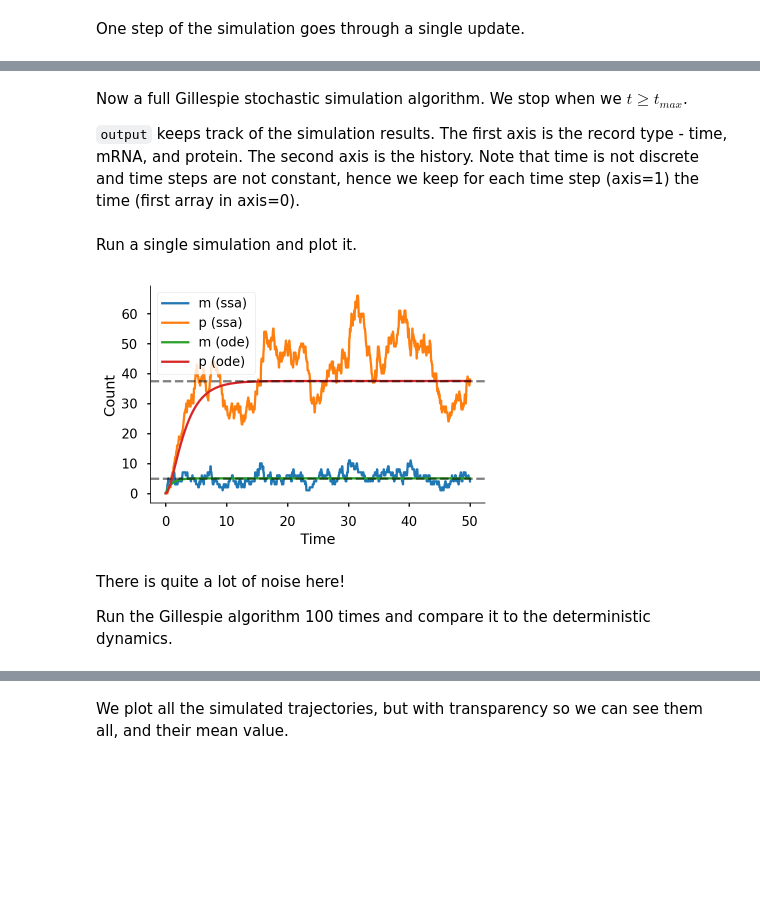
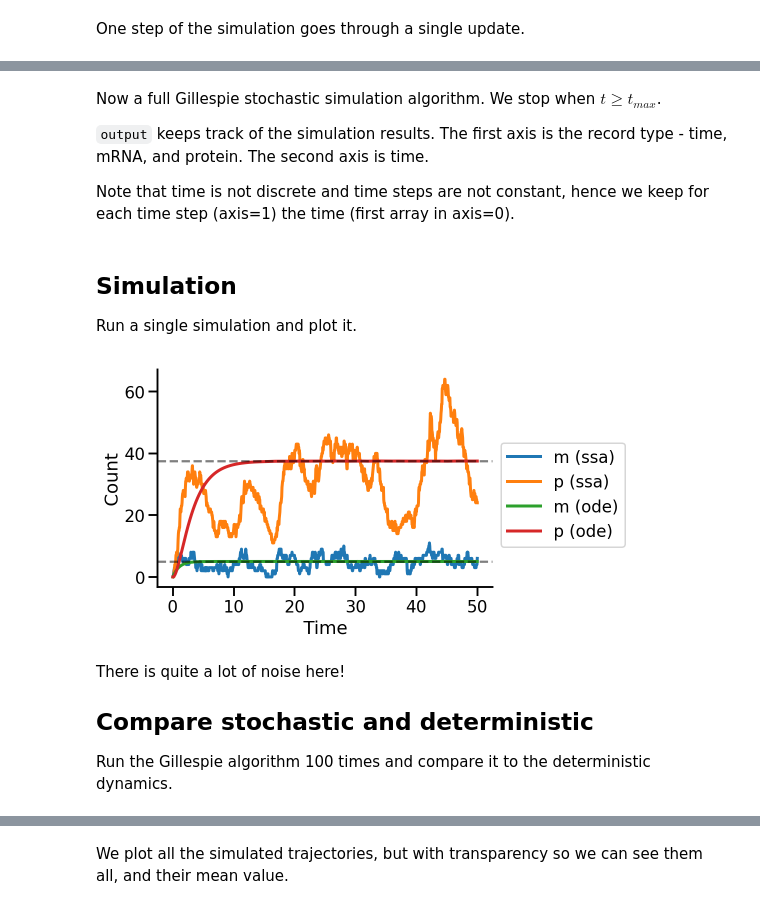
Before and after one commit to yoavram/SciComPy, a Jupyter notebook: notebooks/gillespie.ipynb, the cells around one changed output, grey strips where cells are left out. Saved outputs shown, nothing was run; the diff lists cells and outputs as text; code cells hidden in the pictures; blank space fills up the shorter version.

```diff
--- a/notebooks/gillespie.ipynb
+++ b/notebooks/gillespie.ipynb
@@ -108,22 +111,23 @@ and the rates $\beta_m$, $\beta_p$, and $\gamma_p$ are in time units of $1/\gamm
 
 We write the gradient function, an integration function using [`solve_ivp`](https://docs.scipy.org/doc/scipy/reference/generated/scipy.integrate.solve_ivp.html), and a plot function.
 # %%
-def dmpdt(t, mp, βm, βp, γp):
+def gradient(t, mp, βm, βp, γp):
     m, p = mp
-    return βm - m, βp * m - γp * p
+    return (βm - m,
+            βp * m - γp * p)
 
-def integrate_deterministic(βm, βp, γp, mp0=(0,0), tmax=50, tsteps=1000):
-    dmpdt_ = partial(dmpdt, βm=βm, βp=βp, γp=γp)
+def integrate_deterministic(βm, βp, γp, mp0=(0, 0), tmax=50, tsteps=1000):
+    gradient_ = partial(gradient, βm=βm, βp=βp, γp=γp)
     t = np.linspace(0, tmax, tsteps)
-    sol = solve_ivp(dmpdt_, t_span=(0, t.max()), y0=mp0, t_eval=t)
+    sol = solve_ivp(gradient_, t_span=(0, t.max()), y0=mp0, t_eval=t)
     m, p = sol.y
     return t, m, p
 
 def plot_mp(t, m, p, label='', ax=None):
     if ax is None:
         fig, ax = plt.subplots()
-    ax.plot(t, m, label='m ' + label)
-    ax.plot(t, p, label='p ' + label)
+    ax.plot(t, m, lw=3, label='m ' + label)
+    ax.plot(t, p, lw=3, label='p ' + label)
     ax.set_xlabel('Time')
     ax.set_ylabel('Count')
     ax.legend()
@@ -255,9 +277,10 @@ print(t, m, p)
 # %% [markdown]
-Now a full Gillespie stochastic simulation algorithm. We stop when we $t \ge t_{max}$.
+Now a full Gillespie stochastic simulation algorithm. We stop when $t \ge t_{max}$.
 
 `output` keeps track of the simulation results.
 The first axis is the record type - time, mRNA, and protein.
-The second axis is the history.
+The second axis is time.
+
 Note that time is not discrete and time steps are not constant, hence we keep for each time step (axis=1) the time (first array in axis=0).
 # %%
 def gillespie_ssa(βm, βp, γ, t0=0, m0=0, p0=0, t_steps=1000, tmax=10):
@@ -279,19 +302,23 @@ def gillespie_ssa(βm, βp, γ, t0=0, m0=0, p0=0, t_steps=1000, tmax=10):
     # return array equivalent to [[times, mRNA, protein] for t in times]
     return np.concatenate((times.reshape(1, -1), states), axis=0)
 # %% [markdown]
+## Simulation
+
 Run a single simulation and plot it.
 # %%
 t, m, p = gillespie_ssa(βm, βp, γp, tmax=50)
 
 ax = plot_mp(t, m, p, label='(ssa)')
 plot_mp(T, M, P, label='(ode)', ax=ax)
 ax.axhline(βm, **hline_kws)
 ax.axhline(βm*βp/γp, **hline_kws)
+ax.legend(bbox_to_anchor=(1, 0.7))
 sns.despine()
 # %% [output]
-[figure, old version]
+[figure, new version]
 # %% [markdown]
 There is quite a lot of noise here!
 
+## Compare stochastic and deterministic
 Run the Gillespie algorithm 100 times and compare it to the deterministic dynamics.
 # %%
```
Also changed, not shown: parts of 26 cells of this notebook.
